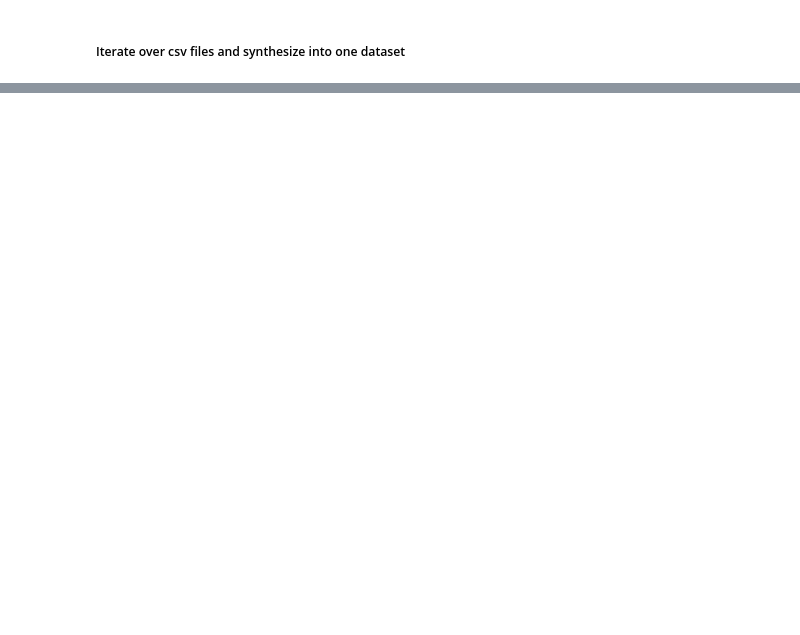
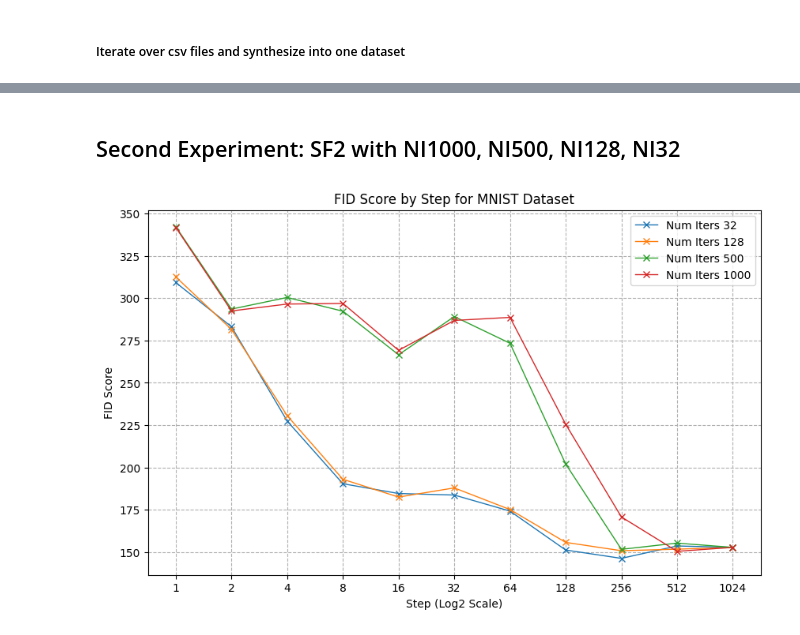
Before and after one commit to timohromadka/diffusion_distiller, a Jupyter notebook: testing.ipynb, the cells around one changed output, grey strips where cells are left out. Saved outputs shown, nothing was run; the diff lists cells and outputs as text; code cells hidden in the pictures; blank space fills up the shorter version.

```diff
--- a/testing.ipynb
+++ b/testing.ipynb
@@ -108,2 +110,14 @@ plt.show()
 # %% [markdown]
 ##### Iterate over csv files and synthesize into one dataset
+# %%
+import matplotlib.pyplot as plt
+import seaborn
+
+params = {"ytick.color" : "black",
+          "xtick.color" : "black",
+          "axes.labelcolor" : "black",
+          "axes.edgecolor" : "black",
+          "text.usetex" : True,
+          "font.family" : "serif",
+          "font.serif" : ["Computer Modern Serif"]}
+plt.rcParams.update(params)
@@ -350,0 +296,2 @@ this is min_fid_df
+# %% [markdown]
+## Second Experiment: SF2 with NI1000, NI500,  NI128, NI32
@@ -350,0 +341,5 @@ this is min_fid_df
+# %%
+import pandas as pd
+df = pd.read_csv('results/all_inference_results_w_scheduling.csv')
+# %%
+ni_df = df[df['scheduling_strategy'] == 'default']
@@ -350,0 +405,4 @@ this is min_fid_df
+# %%
+plot_fid_by_step_and_num_iters(ni_df, 'mnist', df_name_to_save_prefix='sf2_ni_rearranged', skip_factors=[2])
+# %% [output]
+[figure, added]
```
Also changed, not shown: parts of 34 cells of this notebook.
